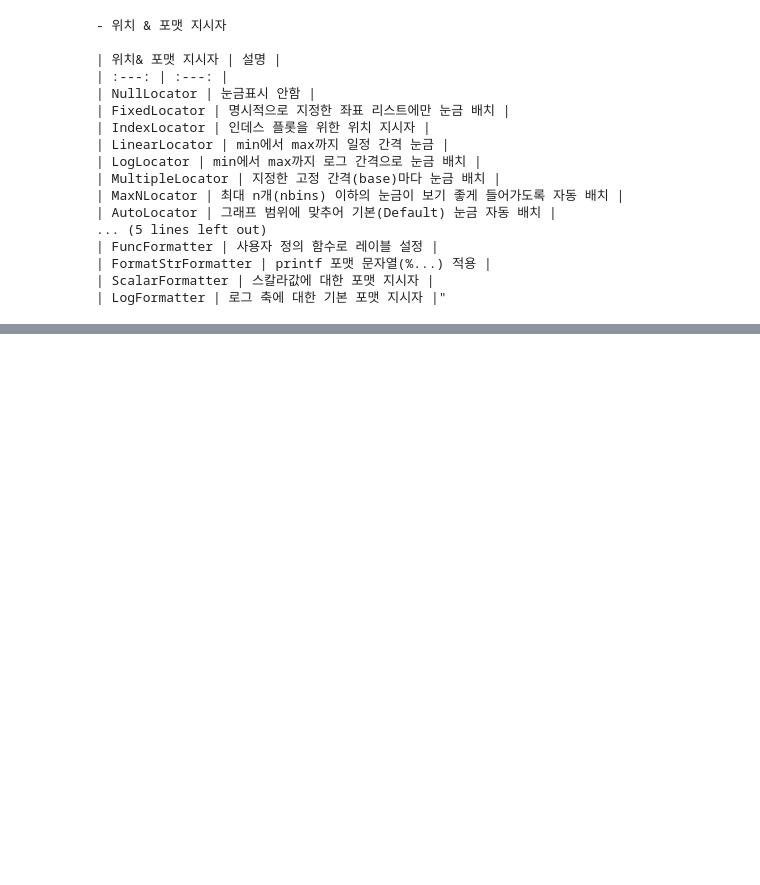
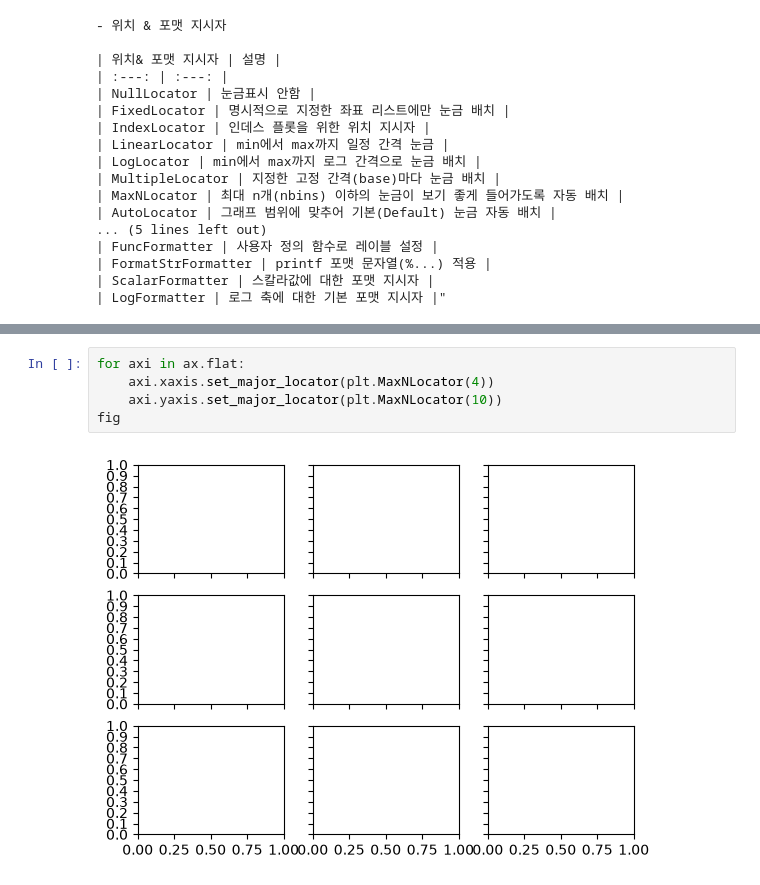
Before and after one commit to LimeFavorCat/26-Class-AIAgent, a Jupyter notebook: 19-matplotlib/08.customTick.ipynb, the cells around one changed output, grey strips where cells are left out. Cells and saved outputs as stored; diff of their text form; blank space fills up the shorter version.

```diff
--- a/19-matplotlib/08.customTick.ipynb
+++ b/19-matplotlib/08.customTick.ipynb
@@ -67,0 +79,7 @@ print(a.replace('    "','').replace('\n",',"").strip())
+# %%
+for axi in ax.flat:
+    axi.xaxis.set_major_locator(plt.MaxNLocator(4))
+    axi.yaxis.set_major_locator(plt.MaxNLocator(10))
+fig
+# %% [output]
+[figure, added]
```
Also changed, not shown: parts of 4 cells of this notebook, 14 other files.
